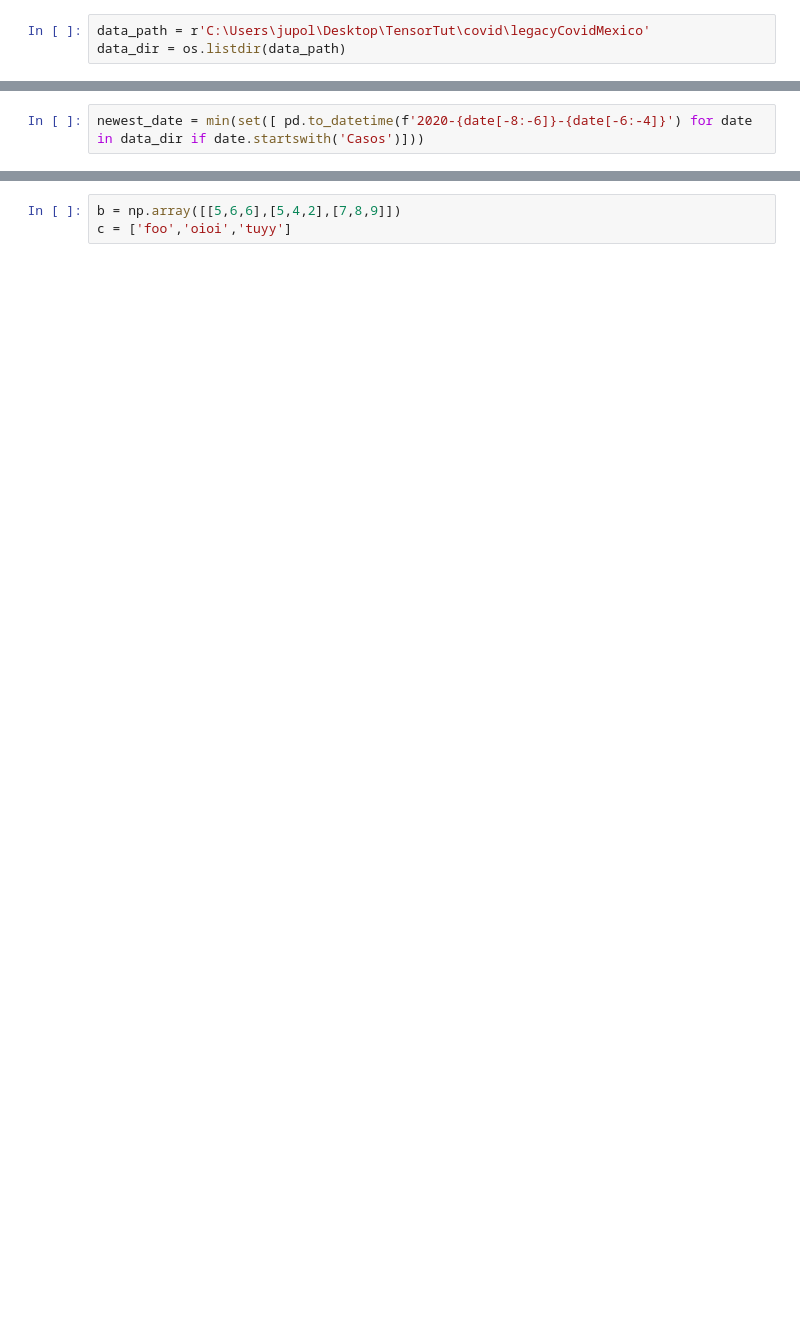
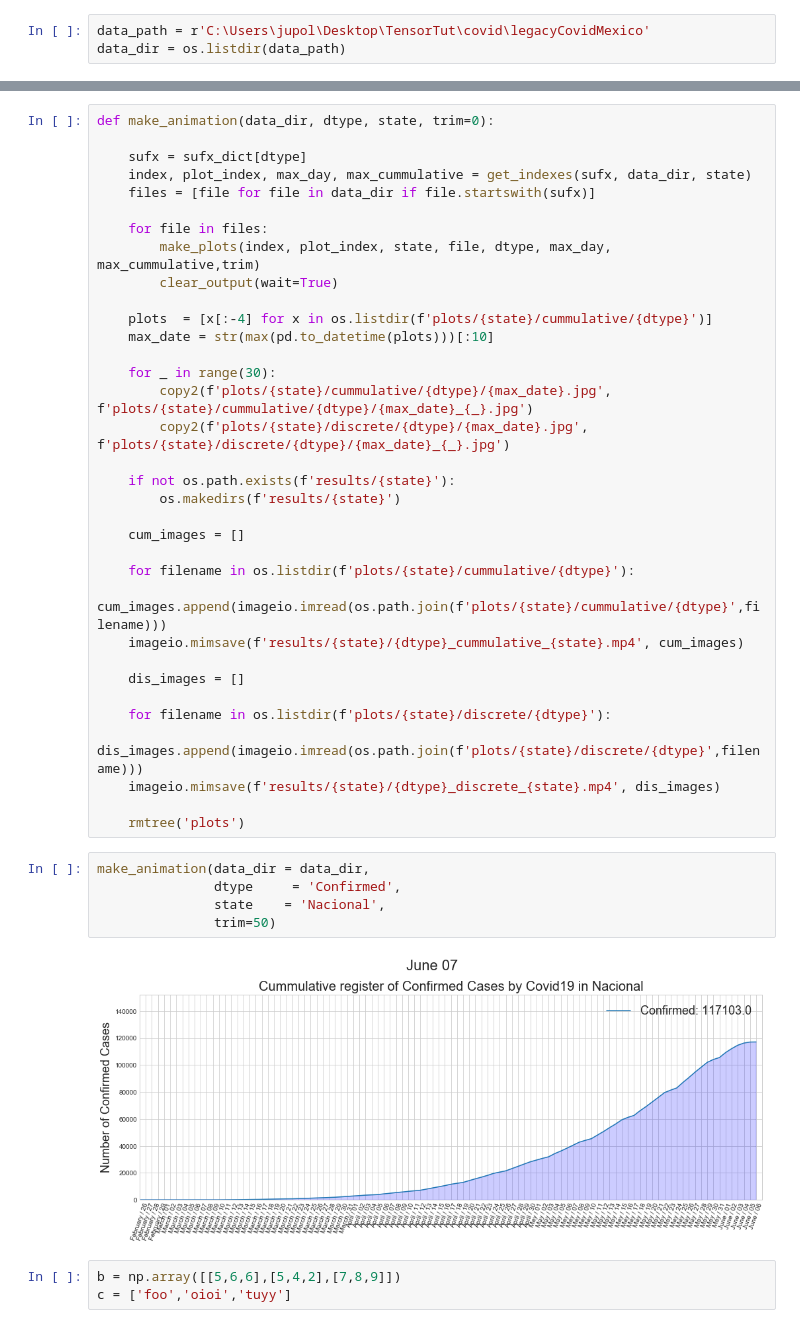
Before and after one commit to mesielepush/Animations-of-Mexico-s-Covid19-official-data, a Jupyter notebook: Animations for Mexico Covid19 official Data.ipynb, the cells around one changed output, grey strips where cells are left out. Saved outputs shown, nothing was run; the diff lists cells and outputs as text; blank space fills up the shorter version.

```diff
--- a/Animations for Mexico Covid19 official Data.ipynb
+++ b/Animations for Mexico Covid19 official Data.ipynb
@@ -89,2 +13,0 @@ d[str(index[0])[-11:-9]+str(index[0])[-15:-11]+str(index[0])[:4]].values[0]
-# %%
-newest_date = min(set([ pd.to_datetime(f'2020-{date[-8:-6]}-{date[-6:-4]}') for date in data_dir if date.startswith('Casos')]))
@@ -129,3 +114,44 @@ array([0, 1, 0, 0, 0, 0, 0, 0, 0, 0, 0, 0, 0, 0, 0, 0, 1, 0, 0, 0, 0, 0,
+# %%
+def make_animation(data_dir, dtype, state, trim=0):
+
+    sufx = sufx_dict[dtype]
+    index, plot_index, max_day, max_cummulative = get_indexes(sufx, data_dir, state)
+    files = [file for file in data_dir if file.startswith(sufx)]
+
+    for file in files:
+        make_plots(index, plot_index, state, file, dtype, max_day, max_cummulative,trim)
+        clear_output(wait=True)
+
+    plots  = [x[:-4] for x in os.listdir(f'plots/{state}/cummulative/{dtype}')]
+    max_date = str(max(pd.to_datetime(plots)))[:10]
+
+    for _ in range(30):
+        copy2(f'plots/{state}/cummulative/{dtype}/{max_date}.jpg', f'plots/{state}/cummulative/{dtype}/{max_date}_{_}.jpg')
+        copy2(f'plots/{state}/discrete/{dtype}/{max_date}.jpg', f'plots/{state}/discrete/{dtype}/{max_date}_{_}.jpg')
+
+    if not os.path.exists(f'results/{state}'):
+        os.makedirs(f'results/{state}')
+
+    cum_images = []
+
+    for filename in os.listdir(f'plots/{state}/cummulative/{dtype}'):
+        cum_images.append(imageio.imread(os.path.join(f'plots/{state}/cummulative/{dtype}',filename)))
+    imageio.mimsave(f'results/{state}/{dtype}_cummulative_{state}.mp4', cum_images)
+
+    dis_images = []
+
+    for filename in os.listdir(f'plots/{state}/discrete/{dtype}'):
+        dis_images.append(imageio.imread(os.path.join(f'plots/{state}/discrete/{dtype}',filename)))
+    imageio.mimsave(f'results/{state}/{dtype}_discrete_{state}.mp4', dis_images)
+
+    rmtree('plots')
+# %%
+make_animation(data_dir = data_dir,
+               dtype     = 'Confirmed',
+               state    = 'Nacional',
+               trim=50)
+# %% [output]
+[figure, added]
 # %%
 b = np.array([[5,6,6],[5,4,2],[7,8,9]])
 c = ['foo','oioi','tuyy']
```
Also changed, not shown: parts of 27 cells of this notebook.
